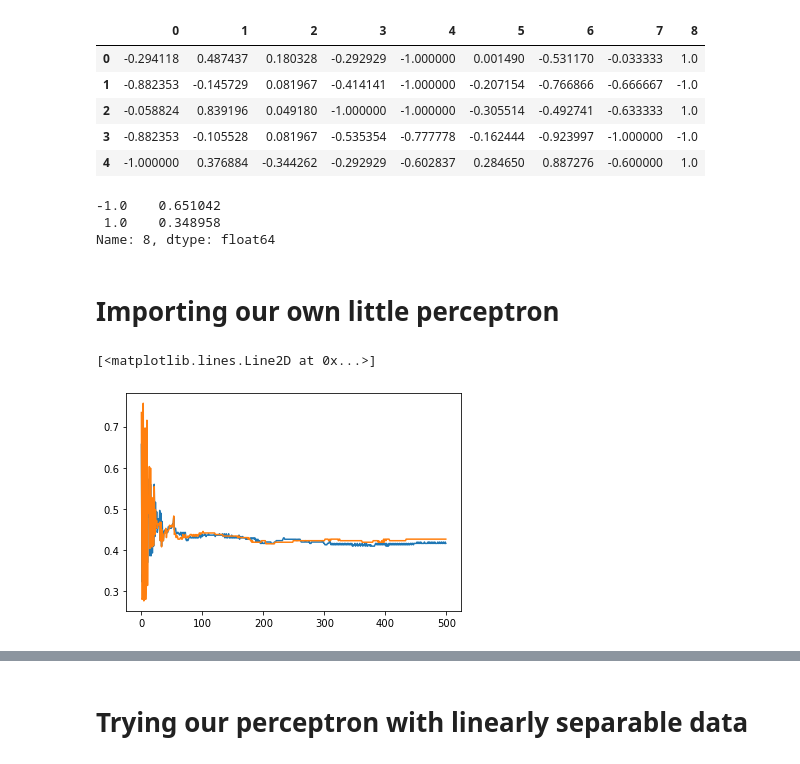
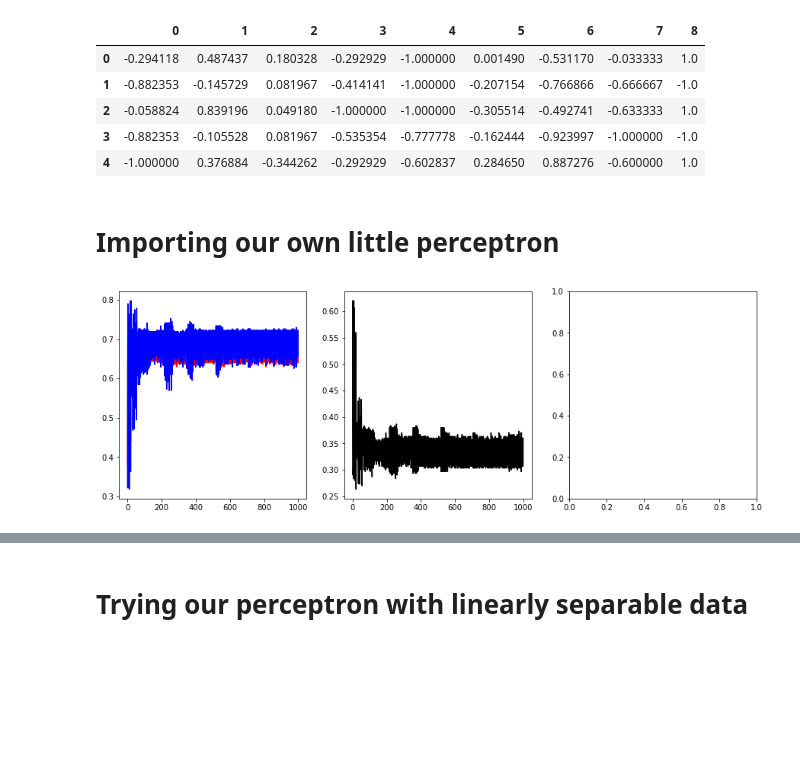
Before and after one commit to Pliploop/Perceptron_from_scratch, a Jupyter notebook: notebooks/EDA.ipynb, the cells around one changed output, grey strips where cells are left out. Drawn from its saved outputs; the diff is of its cells as text; code cells hidden in the pictures; blank space fills up the shorter version.

```diff
--- a/notebooks/EDA.ipynb
+++ b/notebooks/EDA.ipynb
@@ -33,8 +40,2 @@ target_names=df_target.unique()
-# %%
-df_target.value_counts(normalize=True)
-# %% [output]
--1.0    0.651042
- 1.0    0.348958
-Name: 8, dtype: float64
 # %% [markdown]
 # Importing our own little perceptron
@@ -43,5 +42,5 @@ import Perceptron as Custom_Perceptron
 # %%
-baby = Custom_Perceptron.Perceptron(n_epochs=500,training_step=.1)
+baby = Custom_Perceptron.Perceptron(n_epochs=1000,training_step=.1)
 # %%
 X_train = df_features.iloc[:300]
 X_test = df_features.iloc[301:500]
@@ -54,9 +53,7 @@ y_val = df_target.iloc[501:]
 weights = baby.fit(X_train,y_train,X_val,y_val)
 y_pred=baby.predict(X_test)
 accuracy,loss,val_acc = baby.get_metrics()
-# %%
-plt.plot(accuracy)
-plt.plot(val_acc)
-# %% [output]
-[<matplotlib.lines.Line2D at 0x...>]
-[figure, removed]
+# %%
+baby.plot_metrics()
+# %% [output]
+[figure, added]
```
Also changed, not shown: parts of 16 cells of this notebook, 1 other file.
